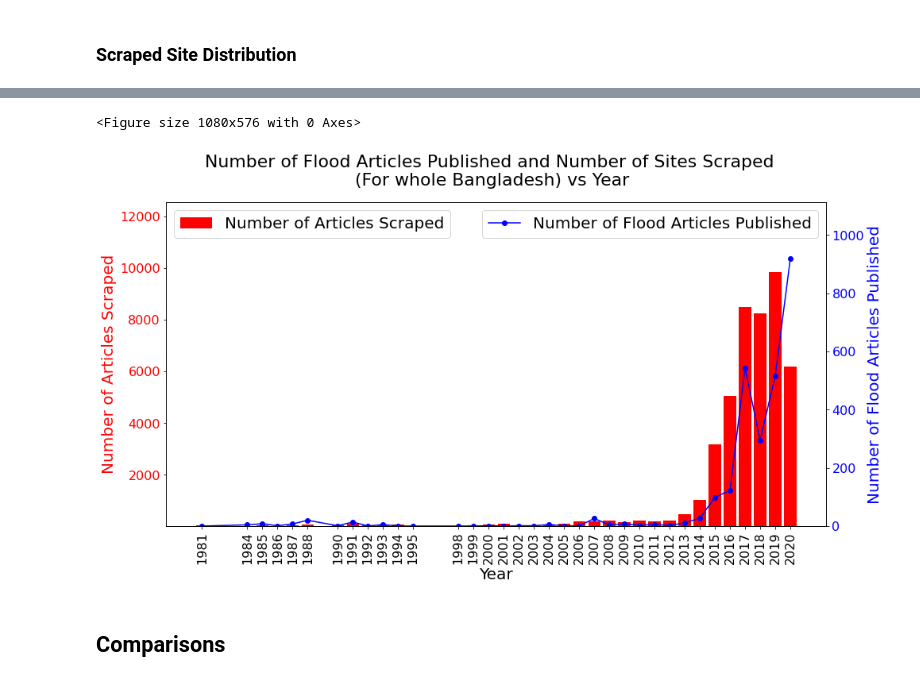
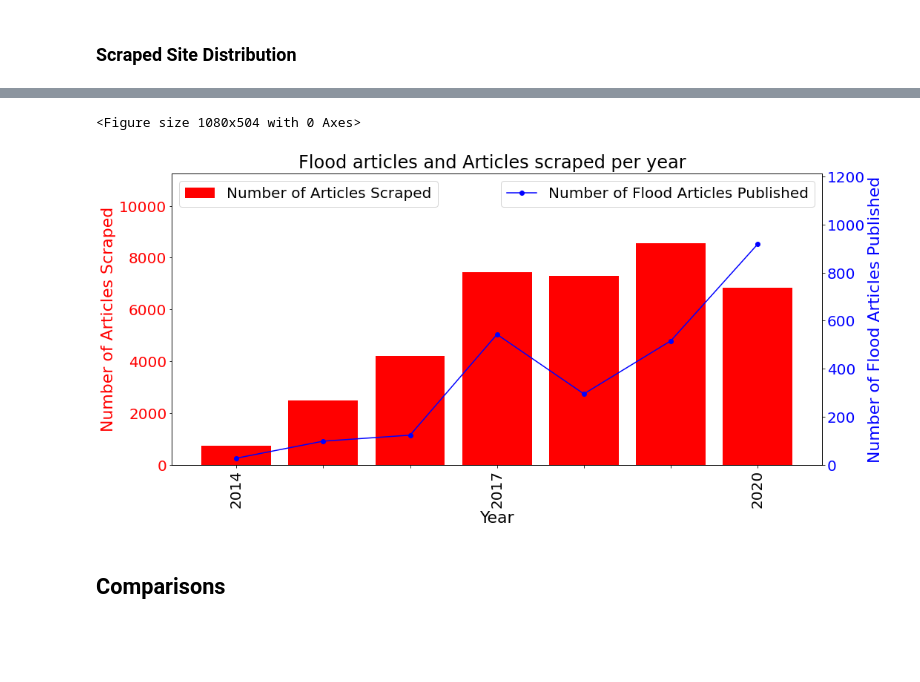
Before and after one commit to Jakwanul-Safin/bangladesh-nlp-flood-research, a Jupyter notebook: classifier/compare_data.ipynb, the cells around one changed output, grey strips where cells are left out. Cells and saved outputs as stored; diff of their text form; code cells hidden in the pictures; blank space fills up the shorter version.

```diff
--- a/classifier/compare_data.ipynb
+++ b/classifier/compare_data.ipynb
@@ -89,19 +89,30 @@ Total Number of Sites Scraped (Regardless of flood event articles or not) from a
 # %%
-site_distribution = json.load(open('timeseries_data/site_distribution.json'))
-site_distribution_list = load_year(site_distribution)
+site_distribution = json.load(open('timeseries_data/logistics/scraped_data_distribution.json'))
+site_distribution_list = load_year(site_distribution['data_year'])
 
 yearPublished_count_list, yearPublished_month_count_list_2007, yearPublished_month_count_list_2014, \
 yearPublished_month_count_list_2020 = plot_year_yearmonth_load('timeseries_data/all.json', '', plot=False)
+yearPublished_count_list = [i for i in yearPublished_count_list if int(i[0])>=2014]
+site_distribution_list = [i for i in site_distribution_list if int(i[0])>=2014]
 yearPublished_count_list, site_distribution_list = match_years(yearPublished_count_list, site_distribution_list)
+plt_args = {
+    'titleFontSize': 24,
+    'xticksFontSize': 20,
+    'yticksFontSize': 20,
+    'xlabelFontSize': 22,
+    'ylabelFontSize': 22,
+    'legendFontSize': 20
+}
 plot_2timeseries(
             {'count_list': site_distribution_list, 'label':'Number of Articles Scraped',
-             'type': 'bar', 'color':'r', 'ylabel':'Number of Articles Scraped'},
+             'type': 'bar', 'color':'r', 'ylabel':'Number of Articles Scraped', 'ylim_min':0},
             {'count_list': yearPublished_count_list, 'label':'Number of Flood Articles Published',
              'color': 'b', 'ylabel': 'Number of Flood Articles Published'},
-            'Number of Flood Articles Published and Number of Sites Scraped \n(For whole Bangladesh) vs Year', 'Year', True)
+            'Flood articles and Articles scraped per year',
+            'Year', True, skip=3, plt_args=plt_args)
 # %% [output]
-<Figure size 1080x576 with 0 Axes>
+<Figure size 1080x504 with 0 Axes>
-[figure, old version]
+[figure, new version]
 # %% [markdown]
 ## Comparisons
 # %% [markdown]
```
Also changed, not shown: parts of 7 cells of this notebook, 36 other files.
